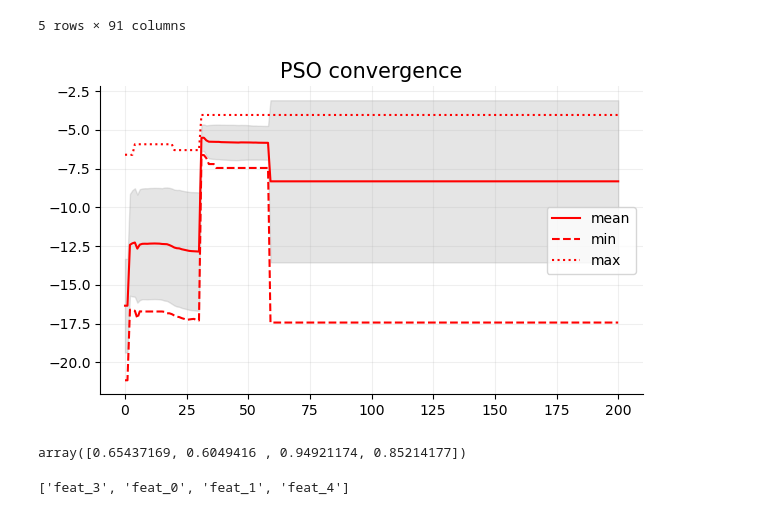
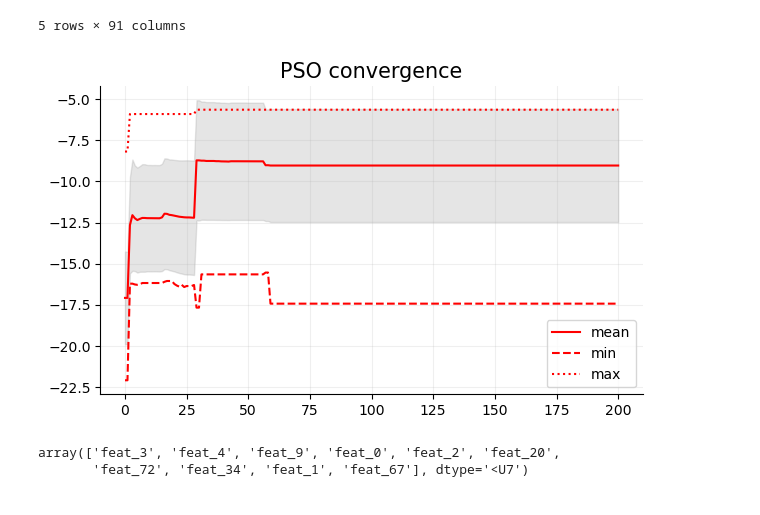
Before and after one commit to FernandoGaGu/pywinEA2, a Jupyter notebook: examples/notebook/Example 2. Feature selection.ipynb, the cells around one changed output. Saved outputs shown, nothing was run; the diff lists cells and outputs as text; code cells hidden in the pictures.

```diff
--- a/examples/notebook/Example 2. Feature selection.ipynb
+++ b/examples/notebook/Example 2. Feature selection.ipynb
@@ -100,13 +100,14 @@ report2, features = pea.pso.vlpso(
     num_population_div=5,
     fitness_function=fitness_function,
     max_iterations=200,
-    rank_function='pearsonCorrImportance',
+    rank_function='mutualInformationImportance',
+    rank_function_kw=dict(task='r'),
     alpha=10,
     beta=25,
     pso_evaluation='binary',
     pso_evaluation_kw=dict(
         invert_objective=True,
-        threshold=0.5,
+        threshold=0.0,
         n_jobs=15
     ),
     pso_reference_update='simple',
@@ -114,15 +115,16 @@ report2, features = pea.pso.vlpso(
         inertia=0.2,
         acc_const1=0.2,
         acc_const2=0.1,
-        clip_values=(0, 1)
+        clip_values=(-1, 2)
     ),
     particle_init_position='random',
+    particle_init_position_kw=dict(bounds=(-1, 1)),
     particle_init_speed='random',
     report=pea.pso.PSOReport(['min', 'max', 'mean', 'std']),
     verbose=True,
     seed=1997
 )
 # %%
-report2[0].displayConvergence()
+report2.displayConvergence()
 # %% [output]
-[figure, old version]
+[figure, new version]
@@ -131,8 +131,5 @@ data[[c for c in data.columns if c.startswith('feat')]].iloc[:, report2.particle
-# %%
-report2[0].particles[0].gbest
-# %% [output]
-array([0.65437169, 0.6049416 , 0.94921174, 0.85214177])
 # %%
-report2[1][:len(report2[0].particles[0].gbest)]
+np.array(features[:len(report2.particles[0].gbest)])[report2.particles[0].gbest > 0.0]
 # %% [output]
-['feat_3', 'feat_0', 'feat_1', 'feat_4']
+array(['feat_3', 'feat_4', 'feat_9', 'feat_0', 'feat_2', 'feat_20',
+       'feat_72', 'feat_34', 'feat_1', 'feat_67'], dtype='<U7')
```
Also changed, not shown: parts of 1 cell of this notebook, 6 other files.
